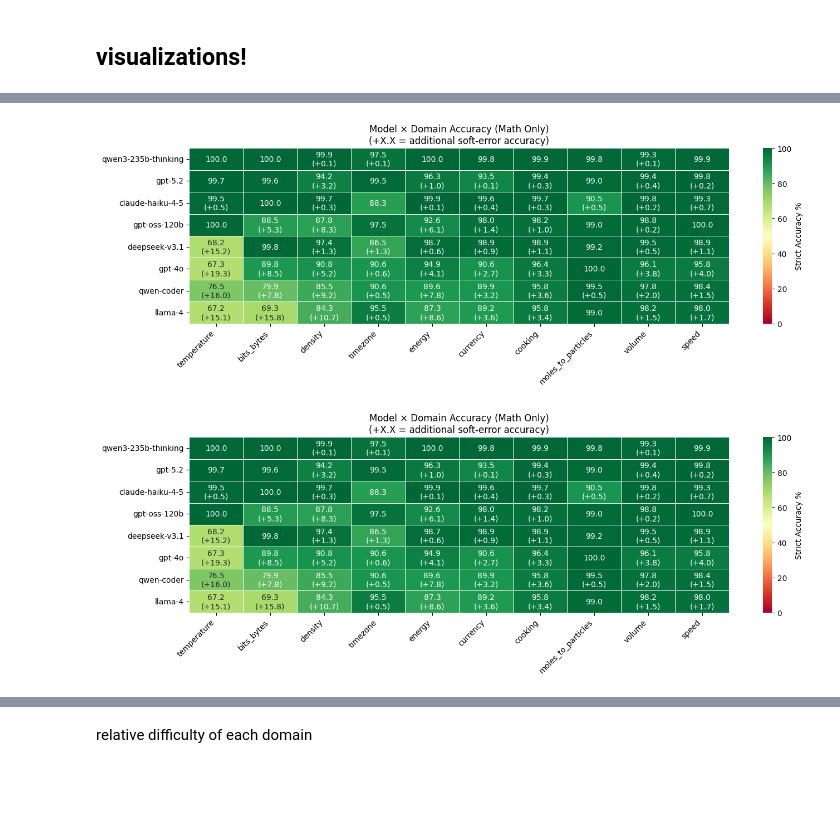
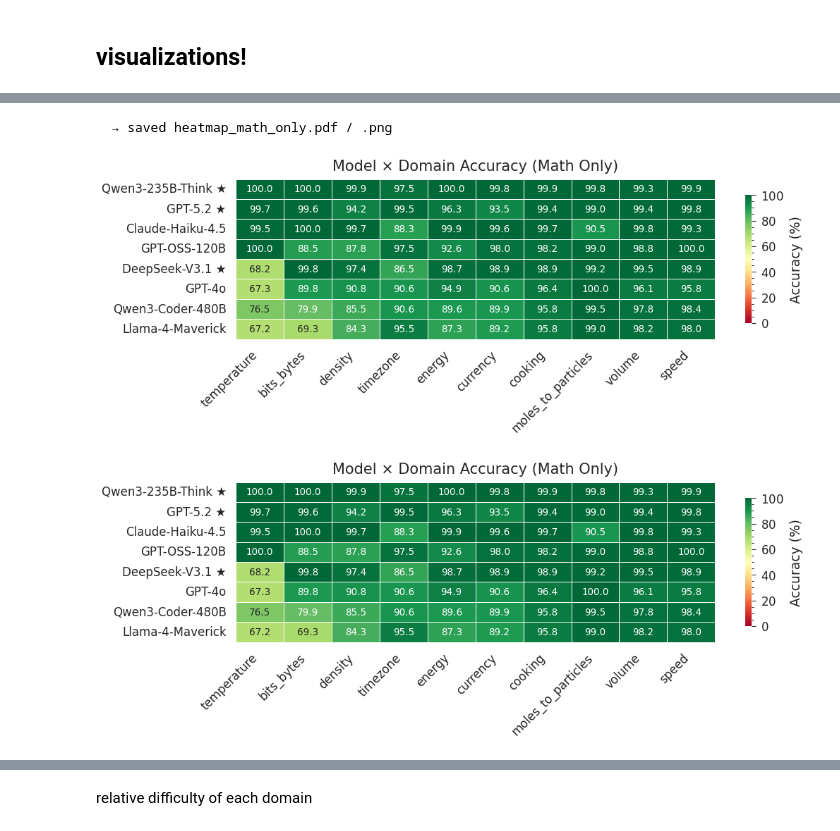
Before and after one commit to janewarren/math_gender, a Jupyter notebook: conversion_test/2_analysis/analysis_new.ipynb, the cells around one changed output, grey strips where cells are left out. Drawn from its saved outputs; the diff is of its cells as text; code cells hidden in the pictures; blank space fills up the shorter version.

```diff
--- a/conversion_test/2_analysis/analysis_new.ipynb
+++ b/conversion_test/2_analysis/analysis_new.ipynb
@@ -22,8 +71,7 @@ MODEL_DISPLAY = {
     'llama-4': 'Llama-4-Maverick',
     'gpt-5.2': 'GPT-5.2 ★',
     'deepseek-v3.1': 'DeepSeek-V3.1 ★',
-    # 'qwen3-235b-thinking': 'Qwen3-235B-Think ★',
-    'qwen3-next-thinking': 'Qwen3-Next-Think ★',
+    'qwen3-235b-thinking': 'Qwen3-235B-Think ★',
     'gpt-oss-120b': 'GPT-OSS-120B',
 }
 
@@ -547,38 +614,38 @@ plt.show()
 # %%
 # heatmaps — strict accuracy colored, soft accuracy annotated below
 
-def make_accuracy_heatmap(df_all, condition, title):
-    """Heatmap with strict accuracy as color + soft accuracy annotation."""
+def make_accuracy_heatmap(df_all, condition, title, save_name=None):
     sub = df_all[df_all['condition'] == condition]
     strict = sub.groupby(['model', 'domain'])['is_correct'].mean().mul(100).unstack(fill_value=0)
     soft = sub.groupby(['model', 'domain'])['is_correct_soft'].mean().mul(100).unstack(fill_value=0)
     strict = strict.loc[strict.mean(axis=1).sort_values(ascending=False).index,
                         strict.mean(axis=0).sort_values(ascending=True).index]
     soft = soft.reindex(index=strict.index, columns=strict.columns, fill_value=0)
+    strict.index = strict.index.map(lambda m: MODEL_DISPLAY.get(m, m))
 
     annot_text = strict.copy().astype(str)
     for r in strict.index:
         for c in strict.columns:
-            s = strict.loc[r, c]
-            sf = soft.loc[r, c]
+            s = strict.loc[r, c]; sf = soft.reindex(index=strict.index).loc[r, c] if r in soft.reindex(index=strict.index).index else s
             gap = sf - s
-            if gap > 0.05:
-                annot_text.loc[r, c] = f'{s:.1f}\n(+{gap:.1f})'
-            else:
-                annot_text.loc[r, c] = f'{s:.1f}'
+            annot_text.loc[r, c] = f'{s:.1f}\n(+{gap:.1f})' if gap > 0.05 else f'{s:.1f}'
 
-    fig, ax = plt.subplots(figsize=(14, 5))
+    fig, ax = plt.subplots(figsize=(PAGE_W, PAGE_W * 0.4))
     sns.heatmap(strict, annot=annot_text, fmt='', cmap='RdYlGn', vmin=0, vmax=100,
-                linewidths=0.5, cbar_kws={'label': 'Strict Accuracy %'}, ax=ax)
-    ax.set_title(f'{title}\n(+X.X = additional soft-error accuracy)')
-    ax.set_xlabel('')
-    ax.set_ylabel('')
+                linewidths=0.4, linecolor='white',
+                cbar_kws={'label': 'Accuracy (%)', 'shrink': 0.8}, ax=ax,
+                annot_kws={'fontsize': 6.5})
+    ax.set_title(title)
+    ax.set_xlabel(''); ax.set_ylabel('')
     plt.xticks(rotation=45, ha='right')
     plt.tight_layout()
+    if save_name:
+        save_fig(fig, save_name)
     return fig
 
-make_accuracy_heatmap(df_all, 'math_only', 'Model × Domain Accuracy (Math Only)')
+make_accuracy_heatmap(df_all, 'math_only', 'Model × Domain Accuracy (Math Only)', 'heatmap_math_only')
 # %% [output]
+  → saved heatmap_math_only.pdf / .png
-[figure, old version]
+[figure, new version]
-[figure, old version]
+[figure, new version]
 # %%
```
Also changed, not shown: parts of 23 cells of this notebook, 59 other files.
